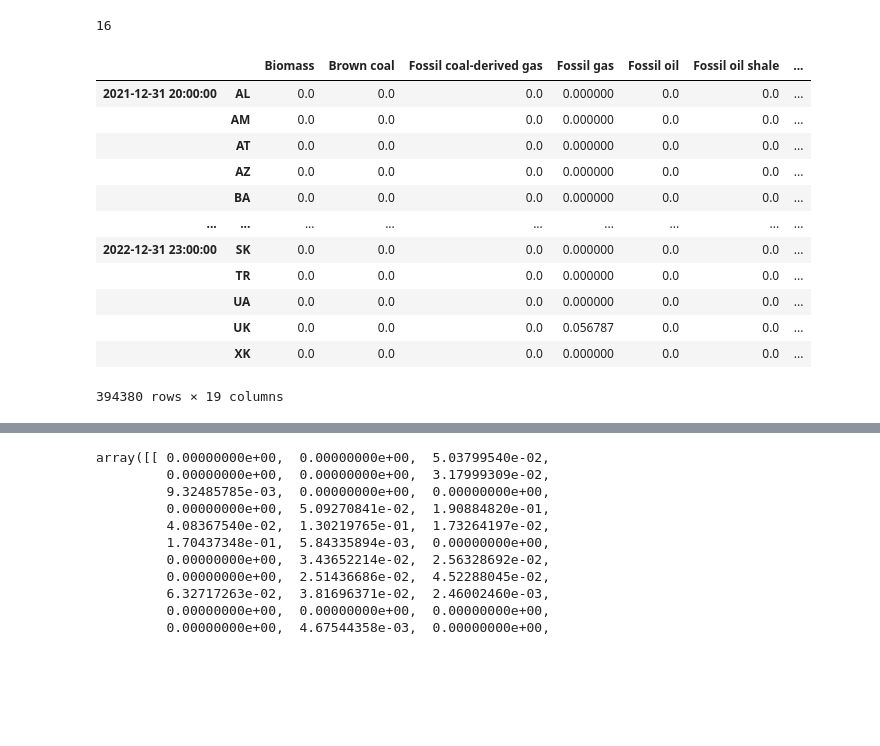
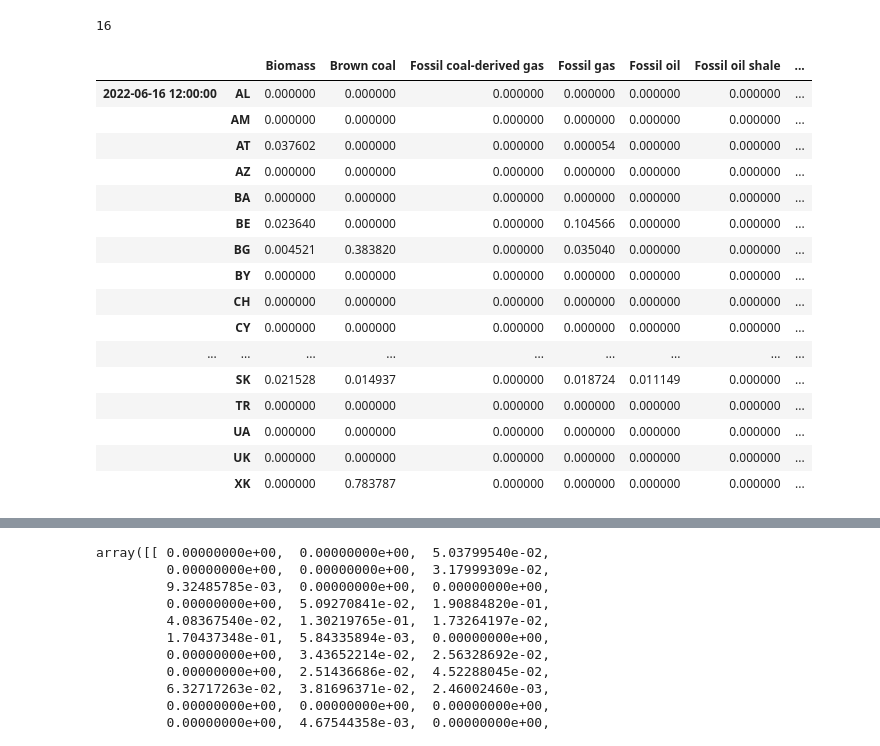
Before and after one commit to thomasgibon/energy-charts-remake, a Jupyter notebook: electricity_trade.ipynb, the cells around one changed output, grey strips where cells are left out. Saved outputs shown, nothing was run; the diff lists cells and outputs as text; code cells hidden in the pictures; blank space fills up the shorter version.

```diff
--- a/electricity_trade.ipynb
+++ b/electricity_trade.ipynb
@@ -32,14 +32,13 @@ year = '2022'
 
 if  f'.\\prod_and_trade_data_{year}.pickle' in glob.glob('./*'):
 
-    f = open('prod_and_trade_data.pickle', 'rb')
+    f = open(f'.\\prod_and_trade_data_{year}.pickle', 'rb')
     data = pickle.load(f)
 
 else:
 
     # Data grab
     data = dict()
-
 
     for country in countries:
         country = country.lower()
@@ -483,19 +427,23 @@ L_trade.columns.get_loc('FR')
 # %% [output]
 16
 # %%
-P_full['production mix']
+P_full['production mix'].iloc[4000*45:4001*45]
 # %% [output]
 |  |  | Biomass | Brown coal | Fossil coal-derived gas | Fossil gas | Fossil oil | Fossil oil shale | ... |
-| 2021-12-31 20:00:00 | AL | 0.0 | 0.0 | 0.0 | 0.000000 | 0.0 | 0.0 | ... |
-|  | AM | 0.0 | 0.0 | 0.0 | 0.000000 | 0.0 | 0.0 | ... |
-|  | AT | 0.0 | 0.0 | 0.0 | 0.000000 | 0.0 | 0.0 | ... |
-|  | AZ | 0.0 | 0.0 | 0.0 | 0.000000 | 0.0 | 0.0 | ... |
-|  | BA | 0.0 | 0.0 | 0.0 | 0.000000 | 0.0 | 0.0 | ... |
+| 2022-06-16 12:00:00 | AL | 0.000000 | 0.000000 | 0.000000 | 0.000000 | 0.000000 | 0.000000 | ... |
+|  | AM | 0.000000 | 0.000000 | 0.000000 | 0.000000 | 0.000000 | 0.000000 | ... |
+|  | AT | 0.037602 | 0.000000 | 0.000000 | 0.000054 | 0.000000 | 0.000000 | ... |
+|  | AZ | 0.000000 | 0.000000 | 0.000000 | 0.000000 | 0.000000 | 0.000000 | ... |
+|  | BA | 0.000000 | 0.000000 | 0.000000 | 0.000000 | 0.000000 | 0.000000 | ... |
+|  | BE | 0.023640 | 0.000000 | 0.000000 | 0.104566 | 0.000000 | 0.000000 | ... |
+|  | BG | 0.004521 | 0.383820 | 0.000000 | 0.035040 | 0.000000 | 0.000000 | ... |
+|  | BY | 0.000000 | 0.000000 | 0.000000 | 0.000000 | 0.000000 | 0.000000 | ... |
+|  | CH | 0.000000 | 0.000000 | 0.000000 | 0.000000 | 0.000000 | 0.000000 | ... |
+|  | CY | 0.000000 | 0.000000 | 0.000000 | 0.000000 | 0.000000 | 0.000000 | ... |
 | ... | ... | ... | ... | ... | ... | ... | ... | ... |
-| 2022-12-31 23:00:00 | SK | 0.0 | 0.0 | 0.0 | 0.000000 | 0.0 | 0.0 | ... |
-|  | TR | 0.0 | 0.0 | 0.0 | 0.000000 | 0.0 | 0.0 | ... |
-|  | UA | 0.0 | 0.0 | 0.0 | 0.000000 | 0.0 | 0.0 | ... |
-|  | UK | 0.0 | 0.0 | 0.0 | 0.056787 | 0.0 | 0.0 | ... |
-|  | XK | 0.0 | 0.0 | 0.0 | 0.000000 | 0.0 | 0.0 | ... |
+|  | SK | 0.021528 | 0.014937 | 0.000000 | 0.018724 | 0.011149 | 0.000000 | ... |
+|  | TR | 0.000000 | 0.000000 | 0.000000 | 0.000000 | 0.000000 | 0.000000 | ... |
+|  | UA | 0.000000 | 0.000000 | 0.000000 | 0.000000 | 0.000000 | 0.000000 | ... |
+|  | UK | 0.000000 | 0.000000 | 0.000000 | 0.000000 | 0.000000 | 0.000000 | ... |
+|  | XK | 0.000000 | 0.783787 | 0.000000 | 0.000000 | 0.000000 | 0.000000 | ... |
-394380 rows × 19 columns
 # %%
```
Also changed, not shown: parts of 18 cells of this notebook.
